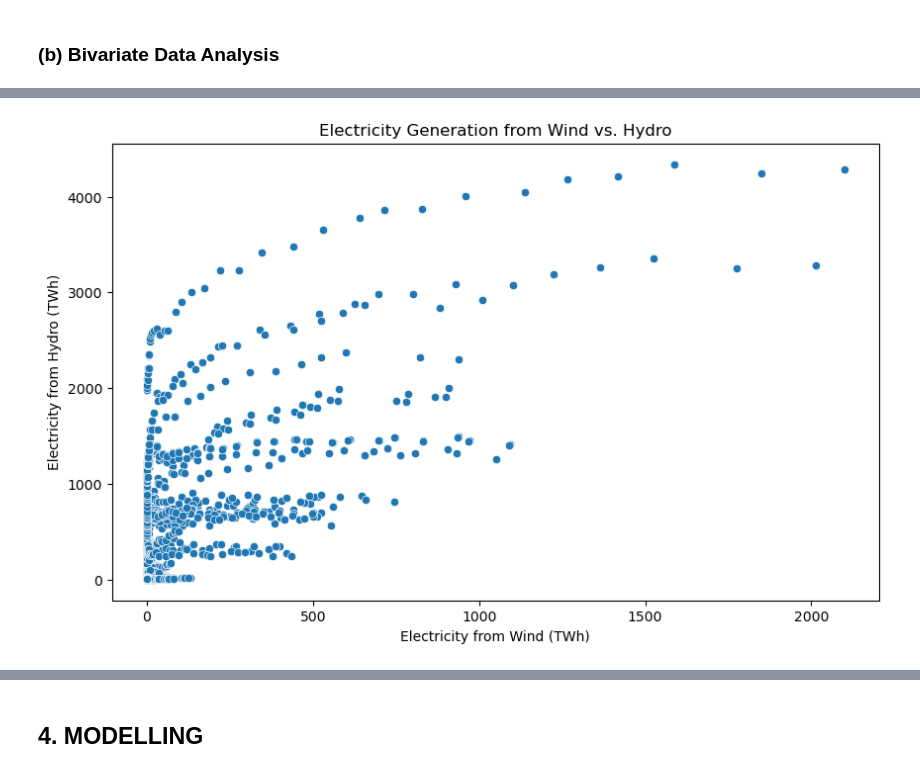
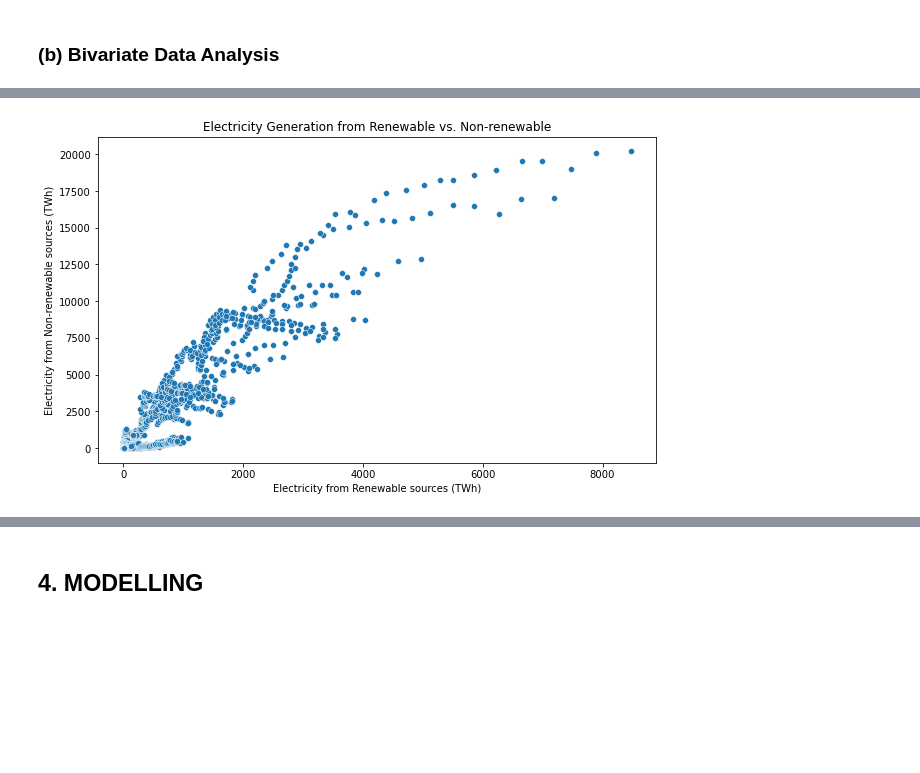
Before and after one commit to marttech26/GLOBAL-POWER-ANALYSIS, a Jupyter notebook: global_renewable_energy.ipynb, the cells around one changed output, grey strips where cells are left out. Saved outputs shown, nothing was run; the diff lists cells and outputs as text; code cells hidden in the pictures; blank space fills up the shorter version.

```diff
--- a/global_renewable_energy.ipynb
+++ b/global_renewable_energy.ipynb
@@ -472,9 +418,9 @@ Bivariate Analysis:
 # %%
 plt.figure(figsize=(10, 6))
-sns.scatterplot(data=merged_df, x='Electricity from wind - TWh', y='Electricity from hydro - TWh')
-plt.title('Electricity Generation from Wind vs. Hydro')
-plt.xlabel('Electricity from Wind (TWh)')
-plt.ylabel('Electricity from Hydro (TWh)')
+sns.scatterplot(data=merged_df, x='Total Renewable Electricity - TWh', y='Electricity from Non-Renewables - TWh')
+plt.title('Electricity Generation from Renewable vs. Non-renewable')
+plt.xlabel('Electricity from Renewable sources (TWh)')
+plt.ylabel('Electricity from Non-renewable sources (TWh)')
 plt.show()
 # %% [output]
-[figure, old version]
+[figure, new version]
```
Also changed, not shown: parts of 156 cells of this notebook.
